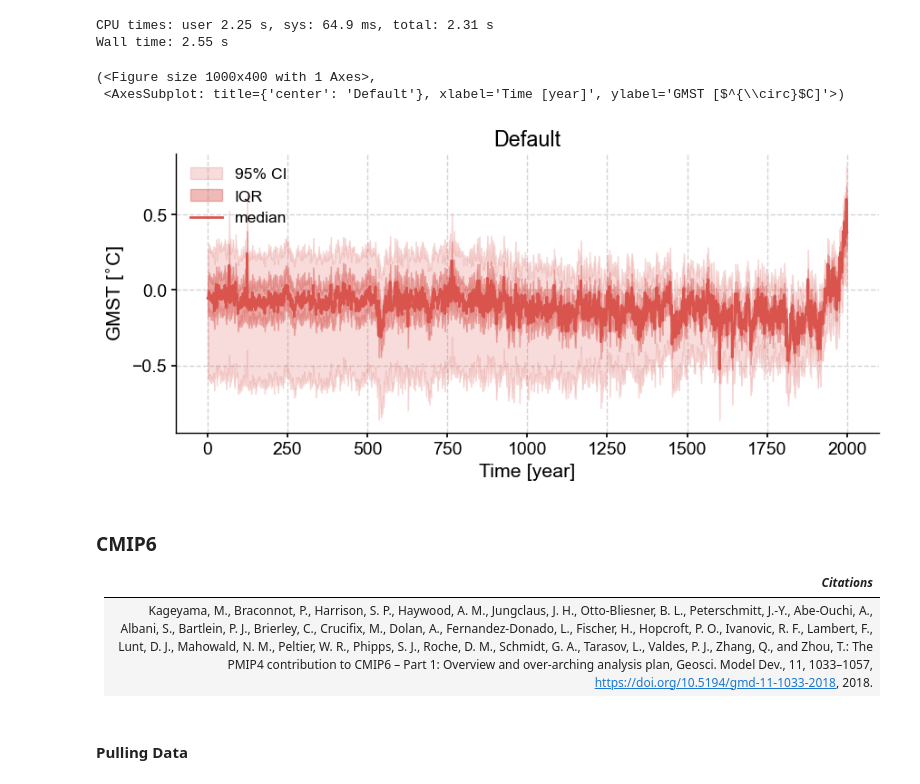
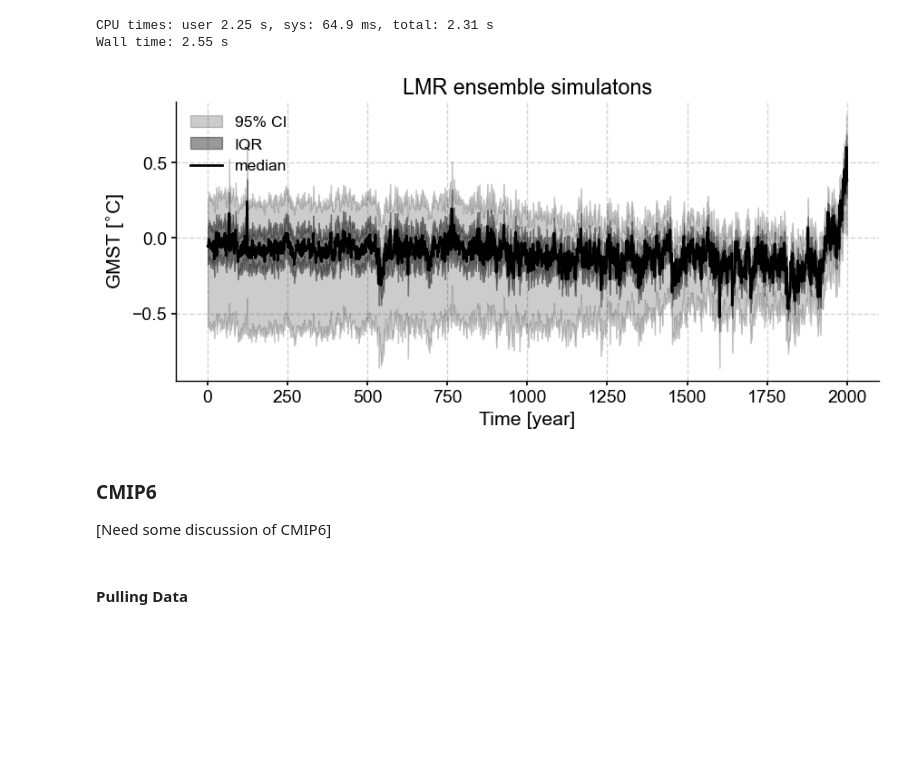
Before and after one commit to LinkedEarth/LMR_CMIP_paleobook, a Jupyter notebook: notebooks/use_cases/CMIP6_LMR.ipynb, the cells around one changed output. Cells and saved outputs as stored; diff of their text form; code cells hidden in the pictures; blank space fills up the shorter version.

```diff
--- a/notebooks/use_cases/CMIP6_LMR.ipynb
+++ b/notebooks/use_cases/CMIP6_LMR.ipynb
@@ -105,18 +94,14 @@ lmr_ens = pyleo.EnsembleSeries(traces)
 # %% [output]
 CPU times: user 2.25 s, sys: 64.9 ms, total: 2.31 s
 Wall time: 2.55 s
-# %%
-lmr_ens.plot_envelope(title='Default')
-# %% [output]
-(<Figure size 1000x400 with 1 Axes>,
- <AxesSubplot: title={'center': 'Default'}, xlabel='Time [year]', ylabel='GMST [$^{\\circ}$C]'>)
-[figure, removed]
-# %% [markdown]
-### CMIP6
-
-| _Citations_|
-|:---------------------------------------------------------------------------------------------------------------------------------------------------------------------------------------------------------------------------------------------------------------------------------------------------------|
-| Kageyama, M., Braconnot, P., Harrison, S. P., Haywood, A. M., Jungclaus, J. H., Otto-Bliesner, B. L., Peterschmitt, J.-Y., Abe-Ouchi, A., Albani, S., Bartlein, P. J., Brierley, C., Crucifix, M., Dolan, A., Fernandez-Donado, L., Fischer, H., Hopcroft, P. O., Ivanovic, R. F., Lambert, F., Lunt, D. J., Mahowald, N. M., Peltier, W. R., Phipps, S. J., Roche, D. M., Schmidt, G. A., Tarasov, L., Valdes, P. J., Zhang, Q., and Zhou, T.: The PMIP4 contribution to CMIP6 – Part 1: Overview and over-arching analysis plan, Geosci. Model Dev., 11, 1033–1057, https://doi.org/10.5194/gmd-11-1033-2018, 2018.|
+# %%
+lmr_ens.plot_envelope(title='LMR ensemble simulatons', shade_clr='k', curve_clr='k');
+# %% [output]
+[figure, added]
+# %% [markdown]
+### CMIP6
+
+[Need some discussion of CMIP6]
 # %% [markdown]
 #### Pulling Data
 # %% [markdown]
```
Also changed, not shown: parts of 8 cells of this notebook, 2 other files.
